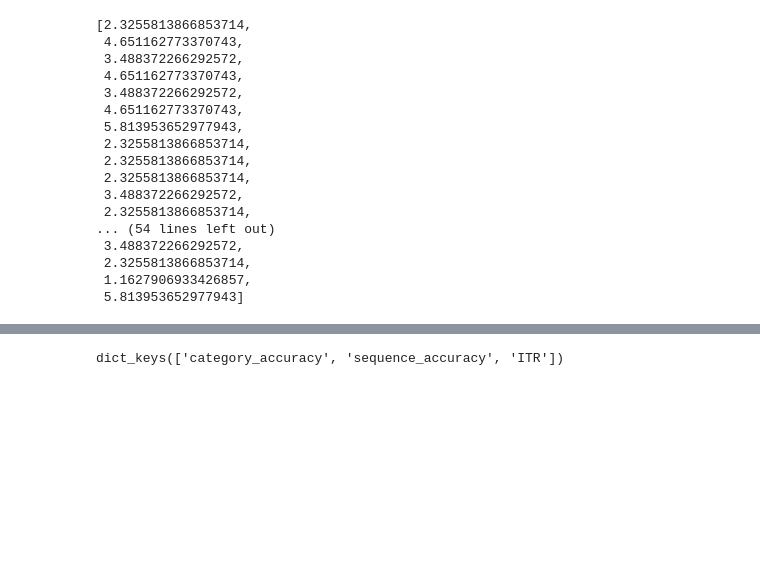
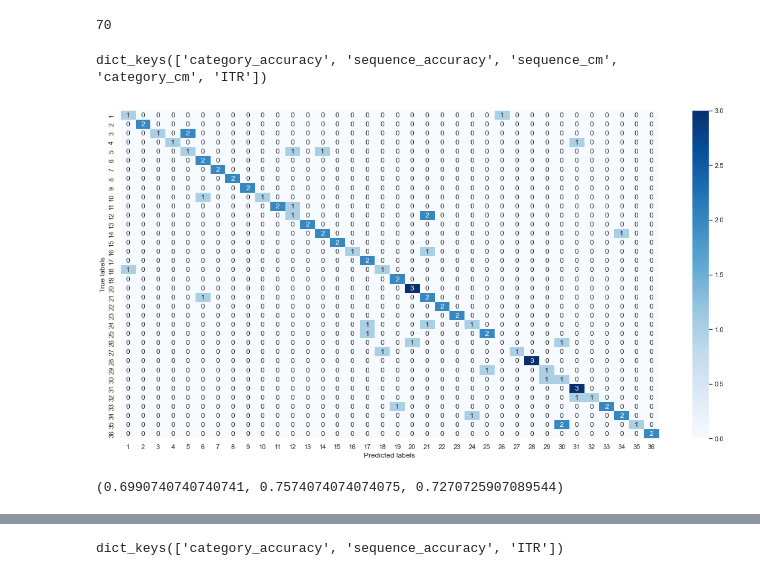
Before and after one commit to rohit-vijayakumar/Deep-Learning-for-cVEP-based-BCI-systems, a Jupyter notebook: eval_model.ipynb, the cells around one changed output, grey strips where cells are left out. Drawn from its saved outputs; the diff is of its cells as text; code cells hidden in the pictures; blank space fills up the shorter version.

```diff
--- a/eval_model.ipynb
+++ b/eval_model.ipynb
@@ -32,0 +155,4 @@ with open('./results/{}/{}/{}/{}_{}.pickle'.format(model,dataset,mode,model,mode
+# %%
+len(results_multi_objective_cnn['category_accuracy'])
+# %% [output]
+70
@@ -33,3 +172,26 @@ with open('./results/{}/{}/{}/{}_{}.pickle'.format(model,dataset,mode,model,mode
+# %%
+results[1][1].keys()
+# %% [output]
+dict_keys(['category_accuracy', 'sequence_accuracy', 'sequence_cm', 'category_cm', 'ITR'])
+# %%
+labels = np.arange(1,37)
+cm_plot = sns.heatmap(cm, annot=True, xticklabels=labels, yticklabels=labels, cmap='Blues')
+cm_plot.set(xlabel='Predicted labels', ylabel='True labels')
+plt.show()
+# %% [output]
+[figure, added]
+# %%
+cm = results[1][1]['category_cm']
+recall = np.diag(cm) / np.sum(cm, axis = 1)
+precision = np.diag(cm) / np.sum(cm, axis = 0)
+
+recall = np.mean(recall)
+precision = np.mean(precision)
+
+f1_score = 2*((precision*recall)/(precision+recall))
+recall,precision,f1_score
+# %% [output]
+(0.6990740740740741, 0.7574074074074075, 0.7270725907089544)
 # %%
 group = []
 category_accuracy = []
@@ -45,23 +215,3 @@ for i in results.keys():
-# %%
-sequence_accuracy
-# %% [output]
-[2.3255813866853714,
- 4.651162773370743,
- 3.488372266292572,
- 4.651162773370743,
- 3.488372266292572,
- 4.651162773370743,
- 5.813953652977943,
- 2.3255813866853714,
- 2.3255813866853714,
- 2.3255813866853714,
- 3.488372266292572,
- 2.3255813866853714,
-... (54 lines left out)
- 3.488372266292572,
- 2.3255813866853714,
- 1.1627906933426857,
- 5.813953652977943]
 # %%
 df = pd.DataFrame({'Subjects':group,'sequence_accuracy':sequence_accuracy,'category_accuracy':category_accuracy})
 df = df[['Subjects','sequence_accuracy','category_accuracy']]
```
Also changed, not shown: parts of 9 cells of this notebook, 5 other files.
